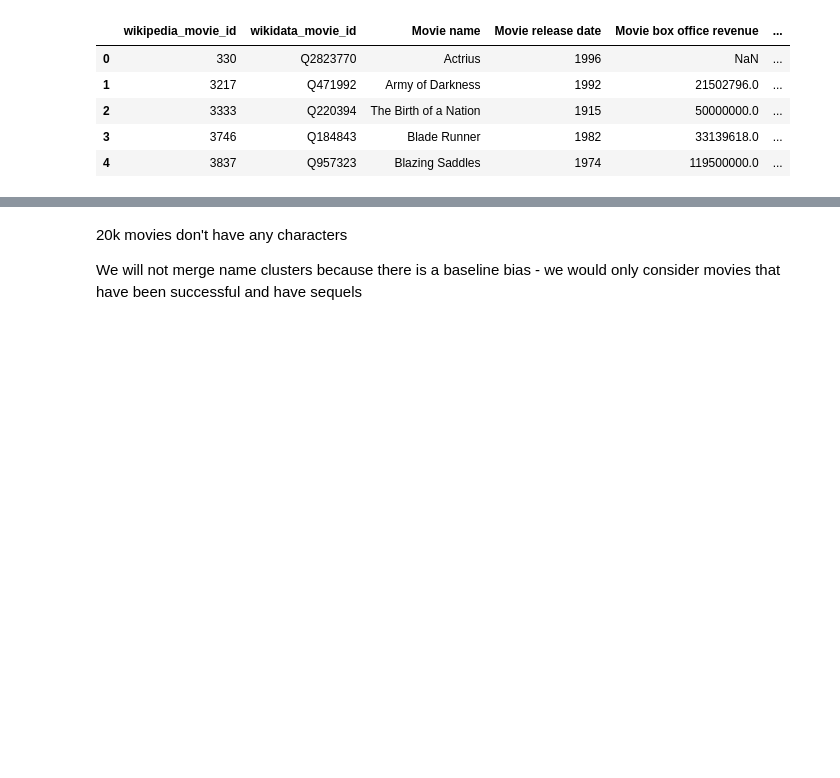
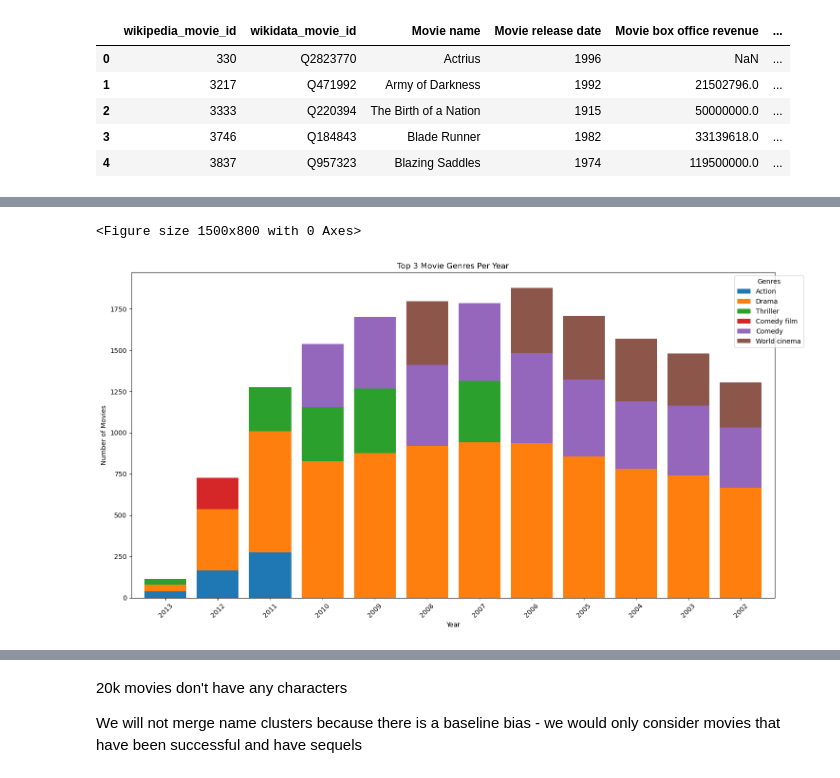
Before and after one commit to epfl-ada/ada-2024-project-insightmasters24, a Jupyter notebook: results.ipynb, the cells around one changed output, grey strips where cells are left out. Cells and saved outputs as stored; diff of their text form; code cells hidden in the pictures; blank space fills up the shorter version.

```diff
--- a/results.ipynb
+++ b/results.ipynb
@@ -533,0 +137,5 @@ Name: revenue, dtype: float64
+# %%
+plot_top_genres_by_year(movies_with_characters)
+# %% [output]
+<Figure size 1500x800 with 0 Axes>
+[figure, added]
```
Also changed, not shown: parts of 28 cells of this notebook, 1 other file.
